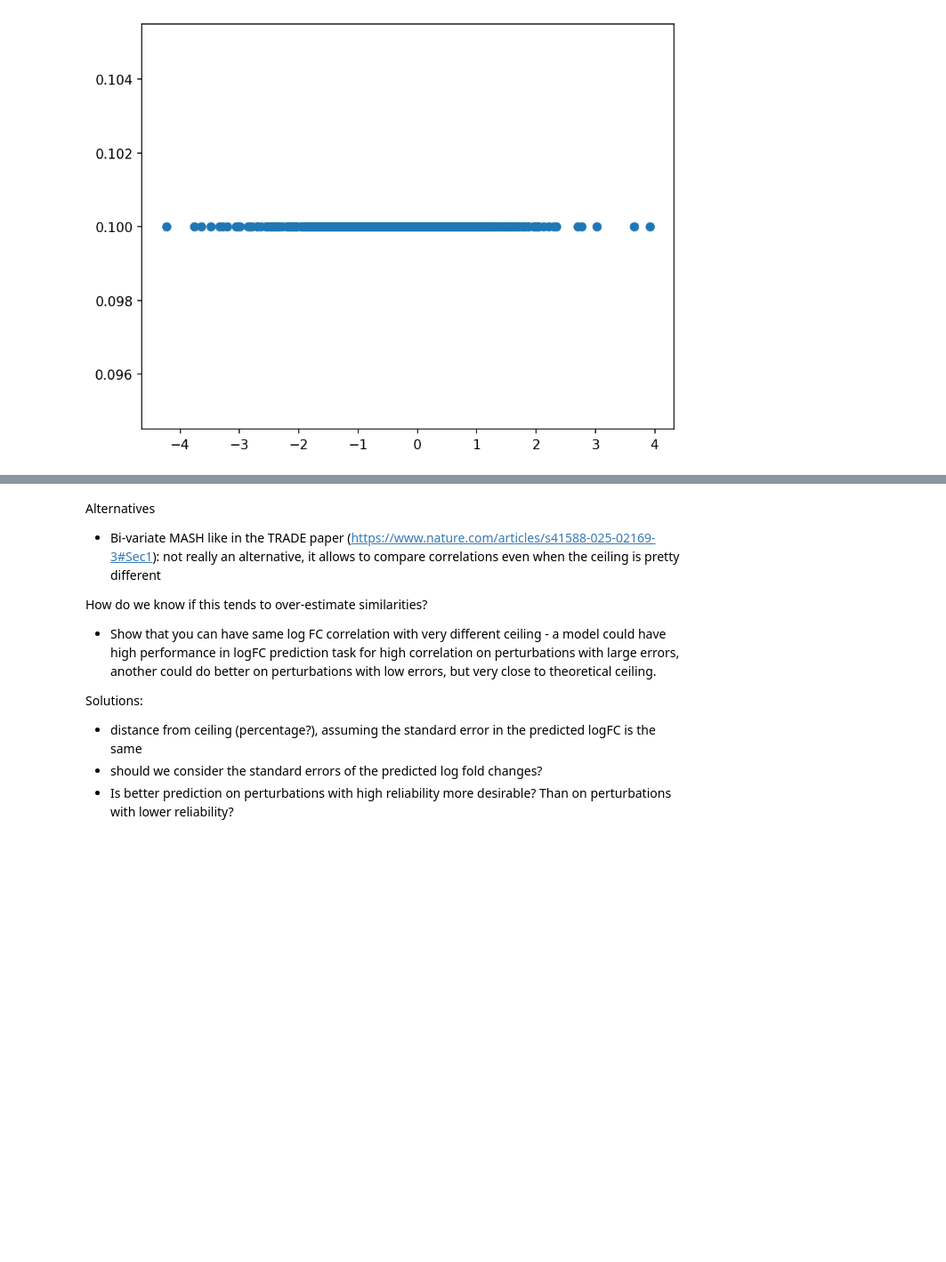
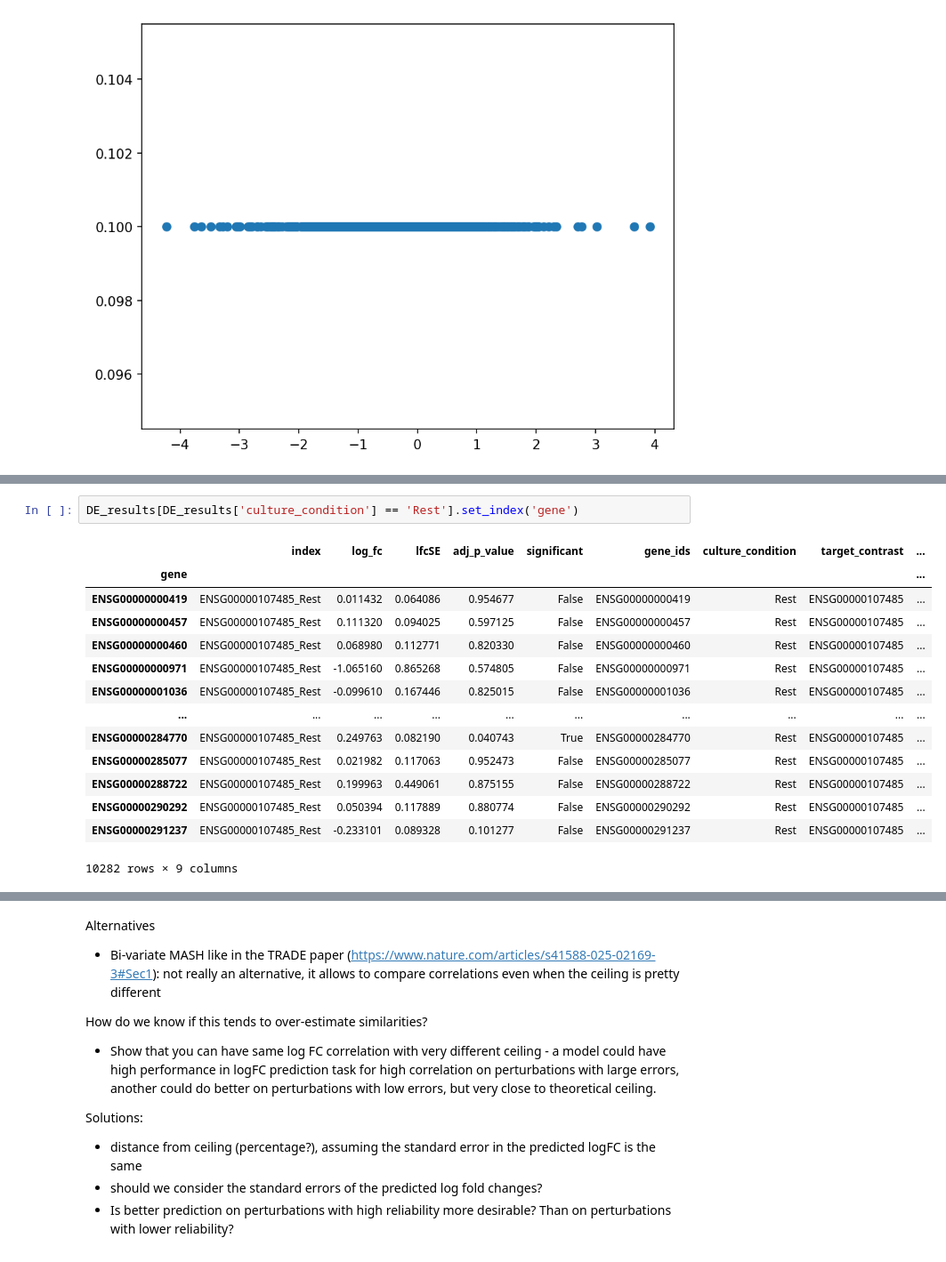
Before and after one commit to emdann/GWT_perturbseq_analysis_2025, a Jupyter notebook: src/3_DE_analysis/correlating_DE_estimates.ipynb, the cells around one changed output, grey strips where cells are left out. Shown: that part at 89% size. Saved outputs shown, nothing was run; the diff lists cells and outputs as text; blank space fills up the shorter version.

```diff
--- a/src/3_DE_analysis/correlating_DE_estimates.ipynb
+++ b/src/3_DE_analysis/correlating_DE_estimates.ipynb
@@ -112,0 +373,17 @@ PearsonRResult(statistic=0.8831186640075291, pvalue=6.728069971932097e-105)
+# %%
+DE_results[DE_results['culture_condition'] == 'Rest'].set_index('gene')
+# %% [output]
+|  | index | log_fc | lfcSE | adj_p_value | significant | gene_ids | culture_condition | target_contrast | ... |
+| gene |  |  |  |  |  |  |  |  | ... |
+| ENSG00000000419 | ENSG00000107485_Rest | 0.011432 | 0.064086 | 0.954677 | False | ENSG00000000419 | Rest | ENSG00000107485 | ... |
+| ENSG00000000457 | ENSG00000107485_Rest | 0.111320 | 0.094025 | 0.597125 | False | ENSG00000000457 | Rest | ENSG00000107485 | ... |
+| ENSG00000000460 | ENSG00000107485_Rest | 0.068980 | 0.112771 | 0.820330 | False | ENSG00000000460 | Rest | ENSG00000107485 | ... |
+| ENSG00000000971 | ENSG00000107485_Rest | -1.065160 | 0.865268 | 0.574805 | False | ENSG00000000971 | Rest | ENSG00000107485 | ... |
+| ENSG00000001036 | ENSG00000107485_Rest | -0.099610 | 0.167446 | 0.825015 | False | ENSG00000001036 | Rest | ENSG00000107485 | ... |
+| ... | ... | ... | ... | ... | ... | ... | ... | ... | ... |
+| ENSG00000284770 | ENSG00000107485_Rest | 0.249763 | 0.082190 | 0.040743 | True | ENSG00000284770 | Rest | ENSG00000107485 | ... |
+| ENSG00000285077 | ENSG00000107485_Rest | 0.021982 | 0.117063 | 0.952473 | False | ENSG00000285077 | Rest | ENSG00000107485 | ... |
+| ENSG00000288722 | ENSG00000107485_Rest | 0.199963 | 0.449061 | 0.875155 | False | ENSG00000288722 | Rest | ENSG00000107485 | ... |
+| ENSG00000290292 | ENSG00000107485_Rest | 0.050394 | 0.117889 | 0.880774 | False | ENSG00000290292 | Rest | ENSG00000107485 | ... |
+| ENSG00000291237 | ENSG00000107485_Rest | -0.233101 | 0.089328 | 0.101277 | False | ENSG00000291237 | Rest | ENSG00000107485 | ... |
+10282 rows × 9 columns
```
Also changed, not shown: parts of 13 cells of this notebook, 20 other files.
